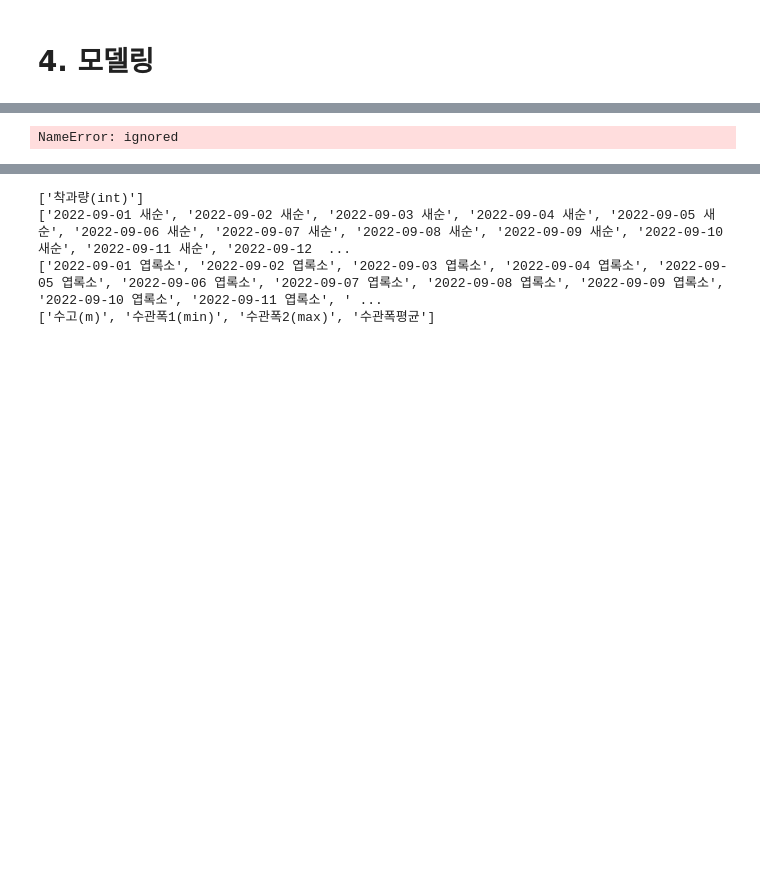
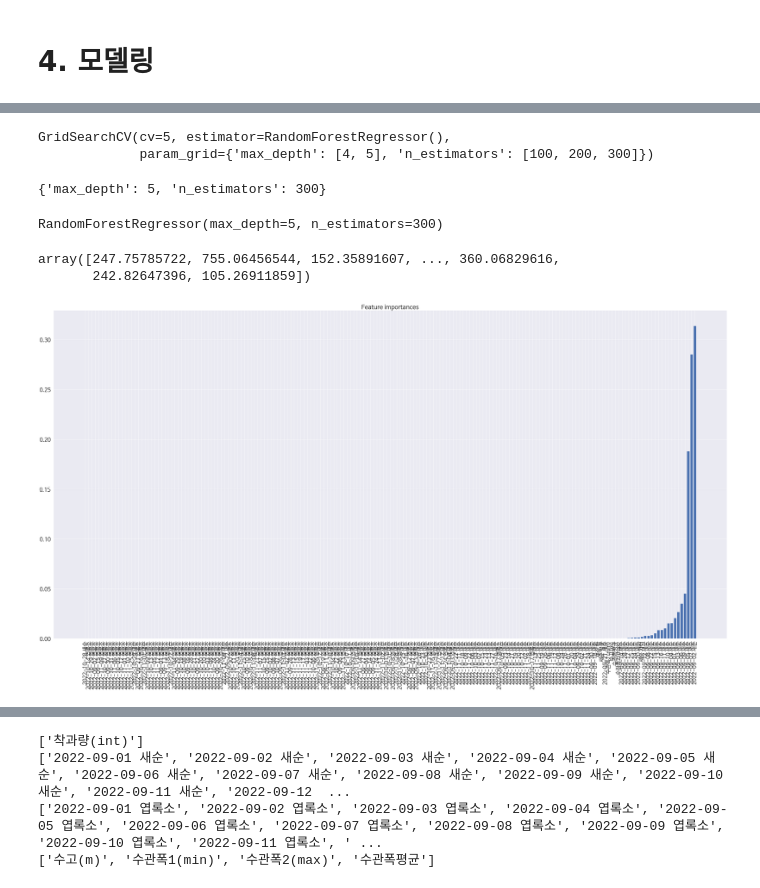
Before and after one commit to JaeHong-Park987/Citrus_fruit_set, a Jupyter notebook: 감귤 착과량 예측 정리.ipynb, the cells around one changed output, grey strips where cells are left out. Drawn from its saved outputs; the diff is of its cells as text; code cells hidden in the pictures; blank space fills up the shorter version.

Commit message:
RandomForestRegressor를 활용하여 착과량 예측

```diff
--- a/감귤 착과량 예측 정리.ipynb
+++ b/감귤 착과량 예측 정리.ipynb
@@ -638,5 +659,45 @@ sns.scatterplot(data = df_train, x = '2022-11-28 새순', y = '착과량(int)')
 # %%
-X = df_train.drop(['ID', '착과량(int)'], axis = 1)
-y = df_train['착과량(int)']
+X_train = df_train.drop(['ID','착과량(int)'], axis=1)
+y_train = df_train['착과량(int)']
+X_test = df_test.drop(['ID'], axis = 1)
-# %% [output]
-NameError: ignored
+# %%
+# 적절한 파라미터 찾기
+hyper_parameter = {
+    'n_estimators' : [100, 200, 300],
+    'max_depth' : [4, 5]
+}
+
+model = RandomForestRegressor()
+
+hyper_parameter_tuner = GridSearchCV(model, hyper_parameter, cv = 5)
+hyper_parameter_tuner.fit(X_train, y_train)
+# %% [output]
+GridSearchCV(cv=5, estimator=RandomForestRegressor(),
+             param_grid={'max_depth': [4, 5], 'n_estimators': [100, 200, 300]})
+# %%
+ hyper_parameter_tuner.best_params_
+# %% [output]
+{'max_depth': 5, 'n_estimators': 300}
+# %%
+model = RandomForestRegressor(n_estimators = 300, max_depth = 5)
+model.fit(X_train, y_train)
+# %% [output]
+RandomForestRegressor(max_depth=5, n_estimators=300)
+# %%
+pred = model.predict(X_test)
+pred
+# %% [output]
+array([247.75785722, 755.06456544, 152.35891607, ..., 360.06829616,
+       242.82647396, 105.26911859])
+# %%
+importances = model.feature_importances_
+# %%
+indices_sorted = np.argsort(importances)
+
+plt.figure(figsize = (60,30))
+plt.title("Feature importances")
+plt.bar(range(len(importances)), importances[indices_sorted])
+plt.xticks(range(len(importances)), X_train.columns[indices_sorted], rotation=90)
+plt.show()
+# %% [output]
+[figure, added]
```
Also changed, not shown: parts of 8 cells of this notebook.
